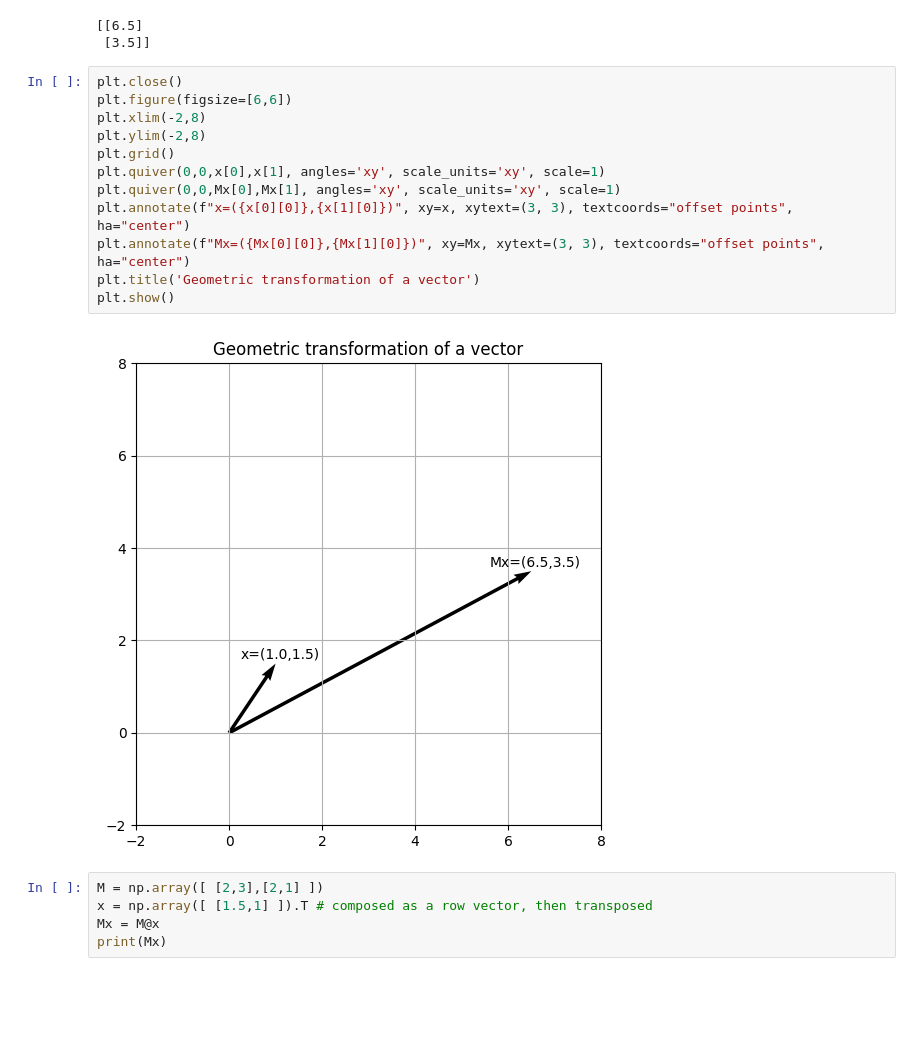
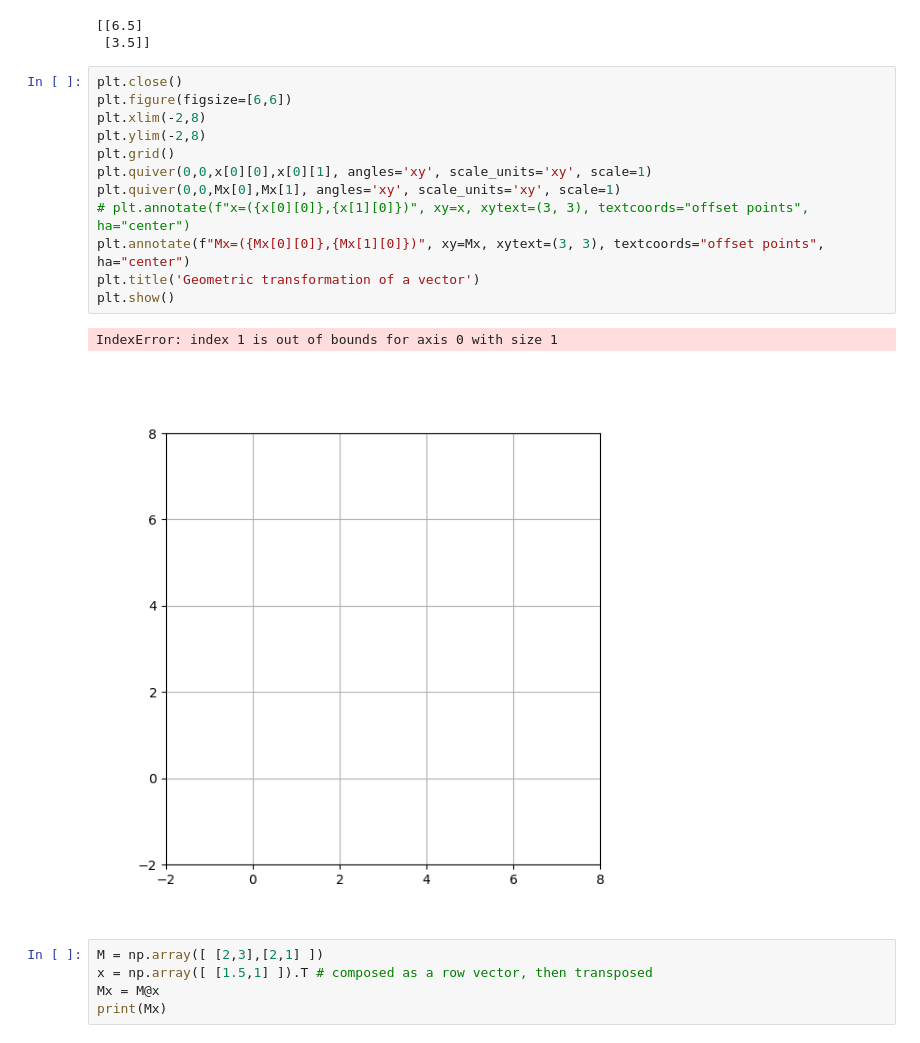
Before and after one commit to solarecho3/vectors, a Jupyter notebook: vectors.ipynb, the cells around one changed output. Saved outputs shown, nothing was run; the diff lists cells and outputs as text; blank space fills up the shorter version.

```diff
--- a/vectors.ipynb
+++ b/vectors.ipynb
@@ -1463,17 +1463,18 @@ print(Mx)
 # %%
 plt.close()
 plt.figure(figsize=[6,6])
 plt.xlim(-2,8)
 plt.ylim(-2,8)
 plt.grid()
-plt.quiver(0,0,x[0],x[1], angles='xy', scale_units='xy', scale=1)
+plt.quiver(0,0,x[0][0],x[0][1], angles='xy', scale_units='xy', scale=1)
 plt.quiver(0,0,Mx[0],Mx[1], angles='xy', scale_units='xy', scale=1)
-plt.annotate(f"x=({x[0][0]},{x[1][0]})", xy=x, xytext=(3, 3), textcoords="offset points", ha="center")
+# plt.annotate(f"x=({x[0][0]},{x[1][0]})", xy=x, xytext=(3, 3), textcoords="offset points", ha="center")
 plt.annotate(f"Mx=({Mx[0][0]},{Mx[1][0]})", xy=Mx, xytext=(3, 3), textcoords="offset points", ha="center")
 plt.title('Geometric transformation of a vector')
 plt.show()
 # %% [output]
+IndexError: index 1 is out of bounds for axis 0 with size 1
-[figure, old version]
+[figure, new version]
 # %%
 M = np.array([ [2,3],[2,1] ])
 x = np.array([ [1.5,1] ]).T # composed as a row vector, then transposed
```
Also changed, not shown: parts of 32 cells of this notebook, 4 other files.
